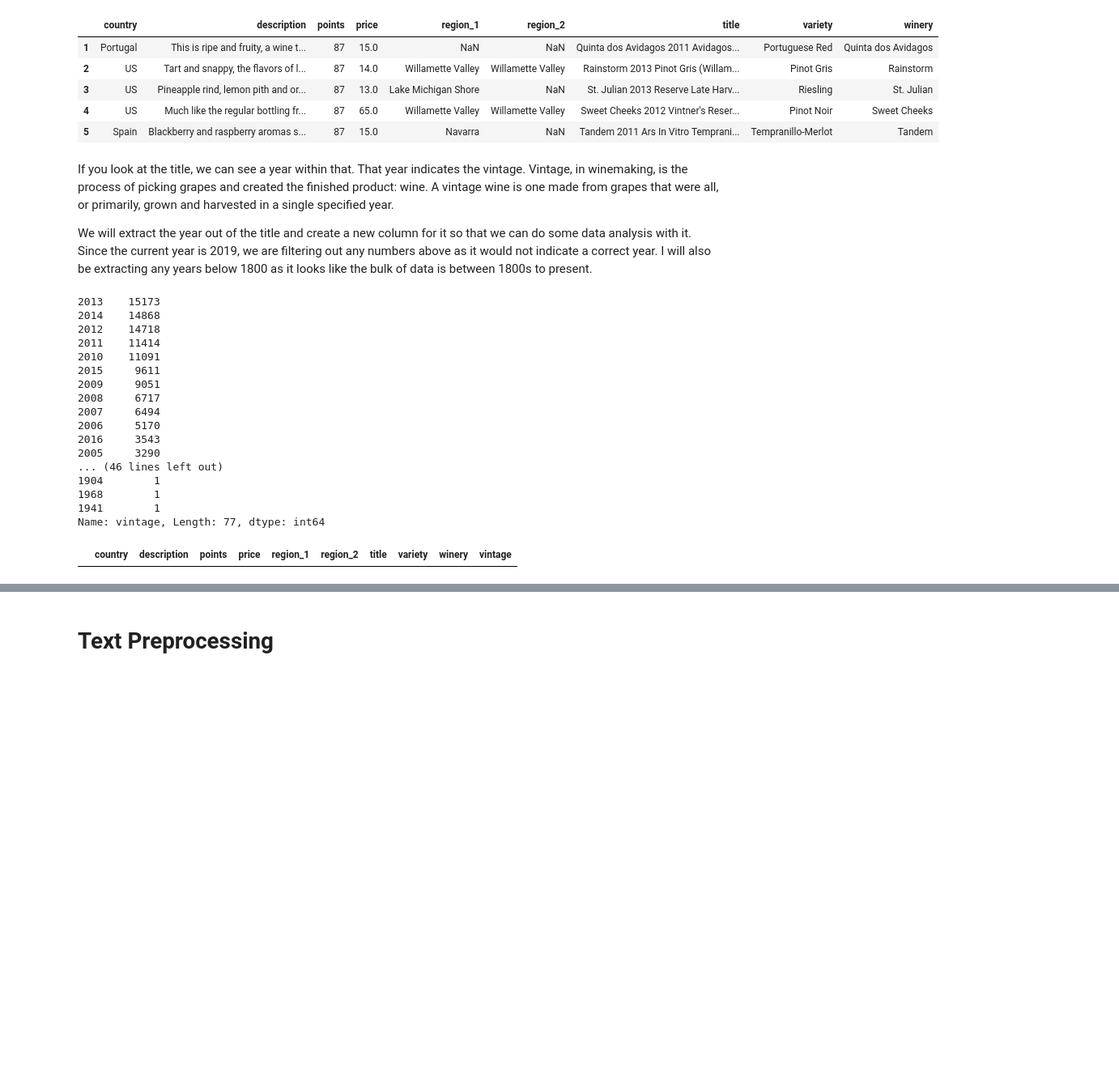
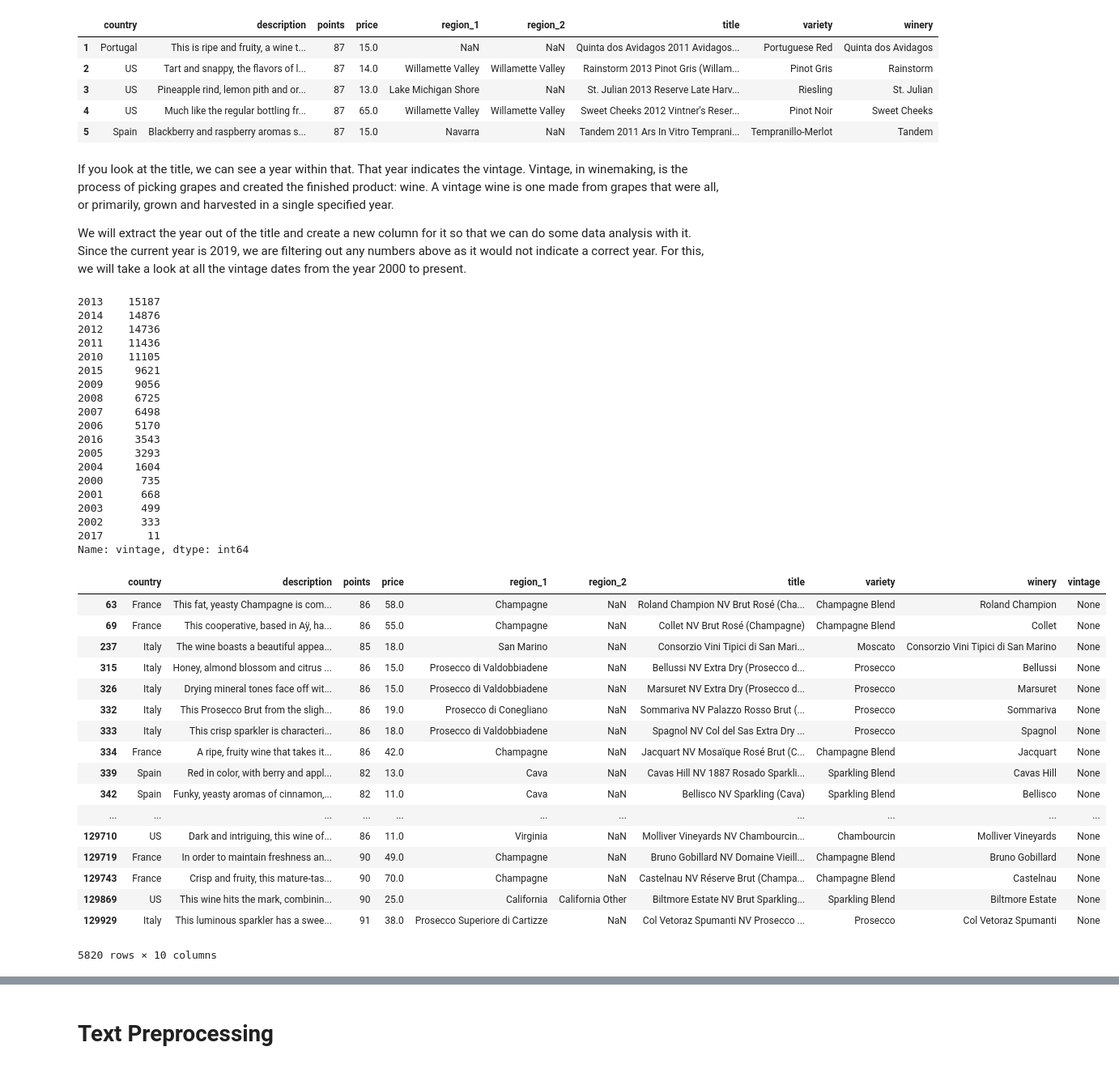
Before and after one commit to zengx356/Wine-Analysis, a Jupyter notebook: Wine Analyzation.ipynb, the cells around one changed output, grey strips where cells are left out. Shown at 81% size. Drawn from its saved outputs; the diff is of its cells as text; code cells hidden in the pictures; blank space fills up the shorter version.

```diff
--- a/Wine Analyzation.ipynb
+++ b/Wine Analyzation.ipynb
@@ -158,37 +158,56 @@ reviews.head()
 # %% [markdown]
 If you look at the title, we can see a year within that. That year indicates the vintage. Vintage, in winemaking, is the process of picking grapes and created the finished product: wine. A vintage wine is one made from grapes that were all, or primarily, grown and harvested in a single specified year.
 
-We will extract the year out of the title and create a new column for it so that we can do some data analysis with it. Since the current year is 2019, we are filtering out any numbers above as it would not indicate a correct year. I will also be extracting any years below 1800 as it looks like the bulk of data is between 1800s to present.
+We will extract the year out of the title and create a new column for it so that we can do some data analysis with it. Since the current year is 2019, we are filtering out any numbers above as it would not indicate a correct year. For this, we will take a look at all the vintage dates from the year 2000 to present.
 # %%
 #function to extract vintage
 def vintage_extraction(title):
     words = title.split()
     for i in range(len(words)):
-        if words[i].isdigit() and int(words[i]) >= 1800 and int(words[i]) <= 2019:
+        if words[i].isdigit() and int(words[i]) >= 2000 and int(words[i]) <= 2019:
             return words[i]
 # %%
 reviews['vintage'] = reviews['title'].apply(vintage_extraction)
 # %%
 reviews['vintage'].value_counts()
 # %% [output]
-2013    15173
-2014    14868
-2012    14718
-2011    11414
-2010    11091
-2015     9611
-2009     9051
-2008     6717
-2007     6494
+2013    15187
+2014    14876
+2012    14736
+2011    11436
+2010    11105
+2015     9621
+2009     9056
+2008     6725
+2007     6498
 2006     5170
 2016     3543
-2005     3290
-... (46 lines left out)
-1904        1
-1968        1
-1941        1
-Name: vintage, Length: 77, dtype: int64
+2005     3293
+2004     1604
+2000      735
+2001      668
+2003      499
+2002      333
+2017       11
+Name: vintage, dtype: int64
 # %%
-reviews[reviews['vintage'] <= '100']
+reviews[pd.isnull(reviews['vintage'])]
 # %% [output]
 |  | country | description | points | price | region_1 | region_2 | title | variety | winery | vintage |
+| 63 | France | This fat, yeasty Champagne is com... | 86 | 58.0 | Champagne | NaN | Roland Champion NV Brut Rosé (Cha... | Champagne Blend | Roland Champion | None |
+| 69 | France | This cooperative, based in Aÿ, ha... | 86 | 55.0 | Champagne | NaN | Collet NV Brut Rosé (Champagne) | Champagne Blend | Collet | None |
+| 237 | Italy | The wine boasts a beautiful appea... | 85 | 18.0 | San Marino | NaN | Consorzio Vini Tipici di San Mari... | Moscato | Consorzio Vini Tipici di San Marino | None |
+| 315 | Italy | Honey, almond blossom and citrus ... | 86 | 15.0 | Prosecco di Valdobbiadene | NaN | Bellussi NV Extra Dry (Prosecco d... | Prosecco | Bellussi | None |
+| 326 | Italy | Drying mineral tones face off wit... | 86 | 15.0 | Prosecco di Valdobbiadene | NaN | Marsuret NV Extra Dry (Prosecco d... | Prosecco | Marsuret | None |
+| 332 | Italy | This Prosecco Brut from the sligh... | 86 | 19.0 | Prosecco di Conegliano | NaN | Sommariva NV Palazzo Rosso Brut (... | Prosecco | Sommariva | None |
+| 333 | Italy | This crisp sparkler is characteri... | 86 | 18.0 | Prosecco di Valdobbiadene | NaN | Spagnol NV Col del Sas Extra Dry ... | Prosecco | Spagnol | None |
+| 334 | France | A ripe, fruity wine that takes it... | 86 | 42.0 | Champagne | NaN | Jacquart NV Mosaïque Rosé Brut (C... | Champagne Blend | Jacquart | None |
+| 339 | Spain | Red in color, with berry and appl... | 82 | 13.0 | Cava | NaN | Cavas Hill NV 1887 Rosado Sparkli... | Sparkling Blend | Cavas Hill | None |
+| 342 | Spain | Funky, yeasty aromas of cinnamon,... | 82 | 11.0 | Cava | NaN | Bellisco NV Sparkling (Cava) | Sparkling Blend | Bellisco | None |
+| ... | ... | ... | ... | ... | ... | ... | ... | ... | ... | ... |
+| 129710 | US | Dark and intriguing, this wine of... | 86 | 11.0 | Virginia | NaN | Molliver Vineyards NV Chambourcin... | Chambourcin | Molliver Vineyards | None |
+| 129719 | France | In order to maintain freshness an... | 90 | 49.0 | Champagne | NaN | Bruno Gobillard NV Domaine Vieill... | Champagne Blend | Bruno Gobillard | None |
+| 129743 | France | Crisp and fruity, this mature-tas... | 90 | 70.0 | Champagne | NaN | Castelnau NV Réserve Brut (Champa... | Champagne Blend | Castelnau | None |
+| 129869 | US | This wine hits the mark, combinin... | 90 | 25.0 | California | California Other | Biltmore Estate NV Brut Sparkling... | Sparkling Blend | Biltmore Estate | None |
+| 129929 | Italy | This luminous sparkler has a swee... | 91 | 38.0 | Prosecco Superiore di Cartizze | NaN | Col Vetoraz Spumanti NV Prosecco ... | Prosecco | Col Vetoraz Spumanti | None |
+5820 rows × 10 columns
```
Also changed, not shown: parts of 12 cells of this notebook.
